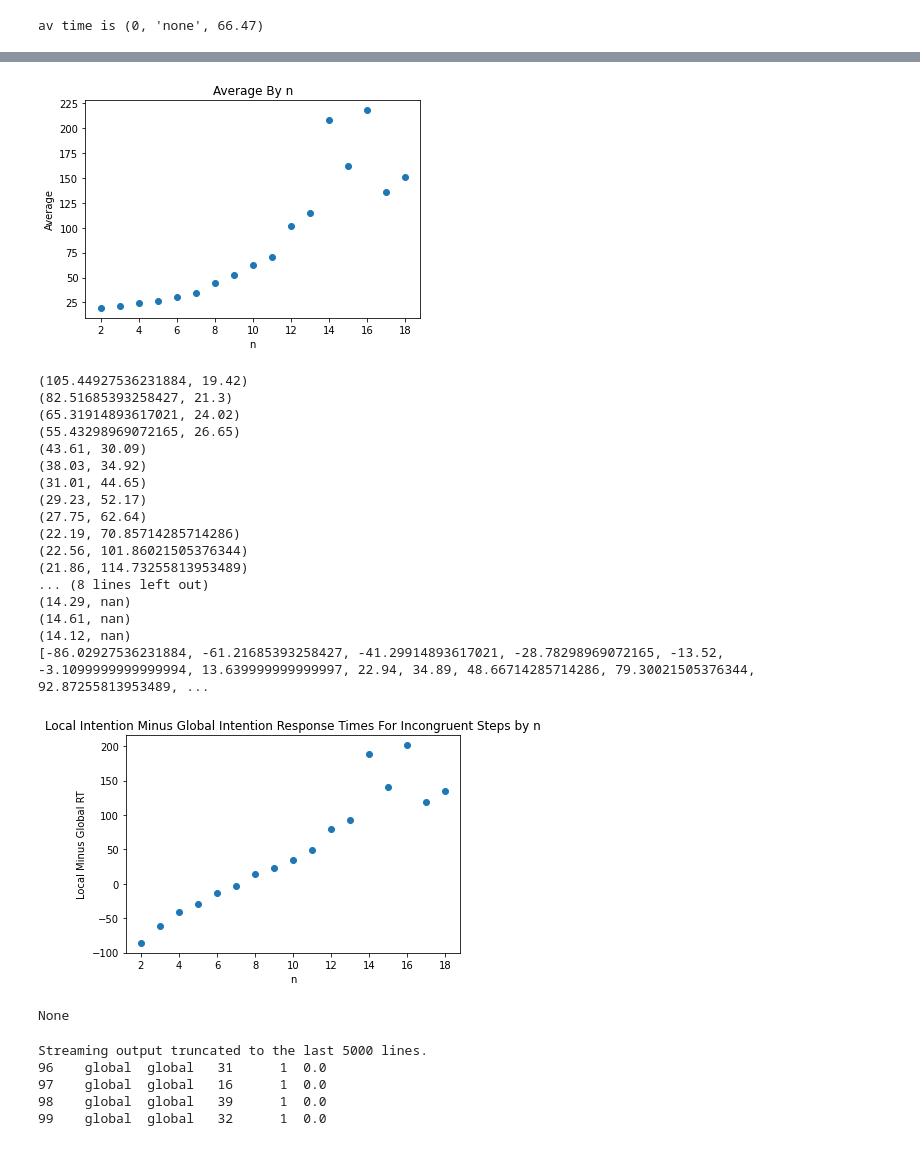
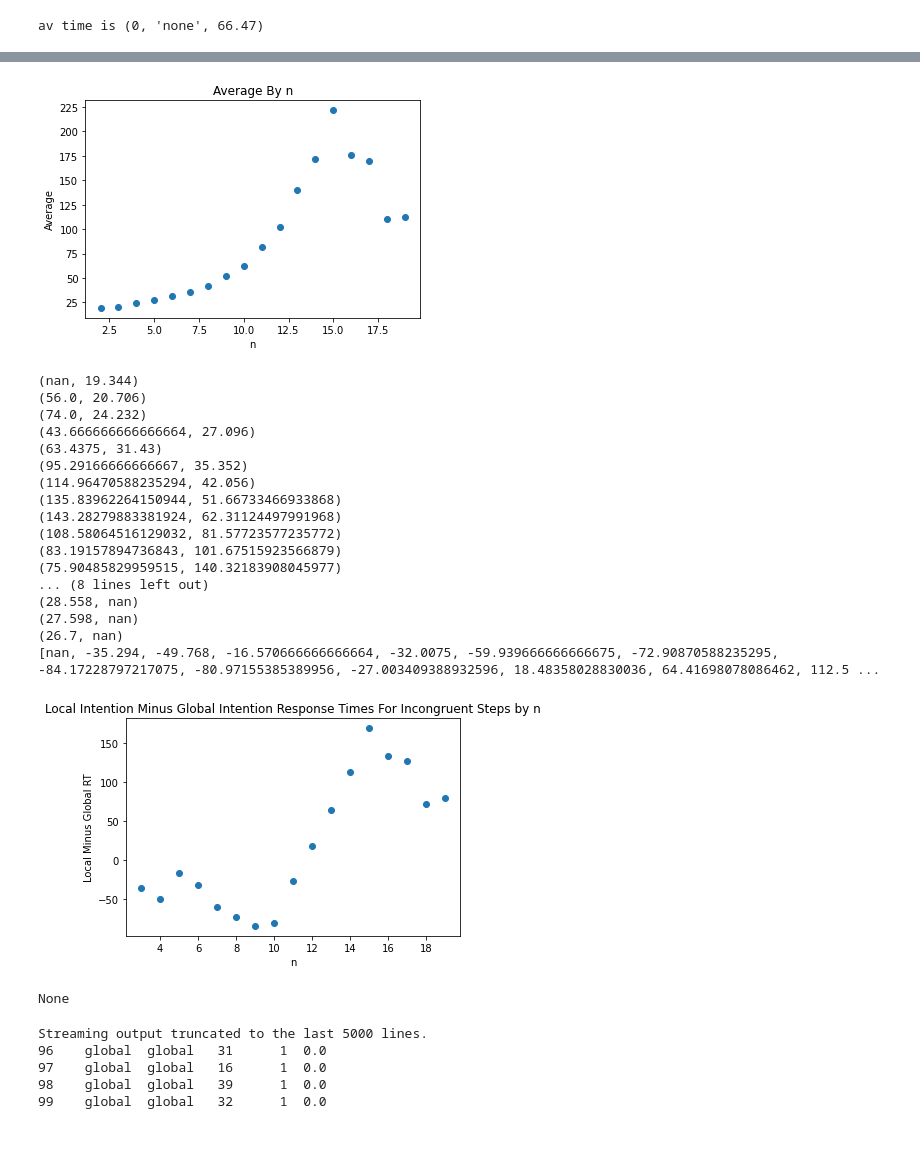
Before and after one commit to yGit741/comdepri, a Jupyter notebook: accuracy_simulation_210121.ipynb, the cells around one changed output, grey strips where cells are left out. Drawn from its saved outputs; the diff is of its cells as text; code cells hidden in the pictures.

```diff
--- a/accuracy_simulation_210121.ipynb
+++ b/accuracy_simulation_210121.ipynb
@@ -145,7 +145,7 @@ print('av time is',df_average(n=12, p_global = 15))
 av time is (0, 'none', 66.47)
 # %%
 from numpy.core.numeric import NaN
-def plot_average_by_n(N=100, min=2, max=25, step = 1, global_s=0.55, local_s=0.45, p_global =50, intention = 'global'):
+def plot_average_by_n(N=500, min=2, max=25, step = 1, global_s=0.55, local_s=0.45, p_global =50, intention = 'global'):
     n_range = np.array(range(min,max,step))
     av_by_n = lambda y: df_average(N=N, p_global=p_global, global_s=global_s, local_s=local_s, n=y, intention=intention)
     ar_av = np.array([av_by_n(yi) for yi in n_range])
@@ -167,11 +167,11 @@ def plot_average_by_n(N=100, min=2, max=25, step = 1, global_s=0.55, local_s=0.4
     plot = plt.show()
     return plot, average_for_plot_list, n_range
 
-print("Local Intention by n (global prob. = 0.18)", '\n', plot_average_by_n(p_global=47, intention = 'local'))
+print("Local Intention by n (global prob. = 0.18)", '\n', plot_average_by_n(p_global=18, intention = 'local'))
 print("Global Intention by n (global prob. = 0.47)", '\n', plot_average_by_n(p_global=48, intention = 'global'))
 
 
-def almost_global_precedence_by_n(p_global_for_global=47, p_global_for_local=18 ):
+def almost_global_precedence_by_n(p_global_for_global=28, p_global_for_local=18 ):
   p1, global_array_by_n, n_range = plot_average_by_n(p_global=p_global_for_global, intention = 'global')
   p2, local_array_by_n, n_range_2 = plot_average_by_n(p_global = p_global_for_local, intention = 'local')
   almost_global_precedence_list = []
@@ -265,22 +265,22 @@ now in float:
-[figure, old version]
+[figure, new version]
-(105.44927536231884, 19.42)
-(82.51685393258427, 21.3)
-(65.31914893617021, 24.02)
-(55.43298969072165, 26.65)
-(43.61, 30.09)
-(38.03, 34.92)
-(31.01, 44.65)
-(29.23, 52.17)
-(27.75, 62.64)
-(22.19, 70.85714285714286)
-(22.56, 101.86021505376344)
-(21.86, 114.73255813953489)
+(nan, 19.344)
+(56.0, 20.706)
+(74.0, 24.232)
+(43.666666666666664, 27.096)
+(63.4375, 31.43)
+(95.29166666666667, 35.352)
+(114.96470588235294, 42.056)
+(135.83962264150944, 51.66733466933868)
+(143.28279883381924, 62.31124497991968)
+(108.58064516129032, 81.57723577235772)
+(83.19157894736843, 101.67515923566879)
+(75.90485829959515, 140.32183908045977)
 ... (8 lines left out)
-(14.29, nan)
-(14.61, nan)
-(14.12, nan)
-[-86.02927536231884, -61.21685393258427, -41.29914893617021, -28.78298969072165, -13.52, -3.1099999999999994, 13.639999999999997, 22.94, 34.89, 48.66714285714286, 79.30021505376344, 92.87255813953489, ...
+(28.558, nan)
+(27.598, nan)
+(26.7, nan)
+[nan, -35.294, -49.768, -16.570666666666664, -32.0075, -59.939666666666675, -72.90870588235295, -84.17228797217075, -80.97155385389956, -27.003409388932596, 18.48358028830036, 64.41698078086462, 112.5 ...
-[figure, old version]
+[figure, new version]
 None
 # %%
 def optimal_prob_df(globalmin = 0.53, globalmax=0.7, localmin=0.2, localmax=0.49, acc_bound = 0.2, av_bound = 100):
```
Also changed, not shown: parts of 1 cell of this notebook.
